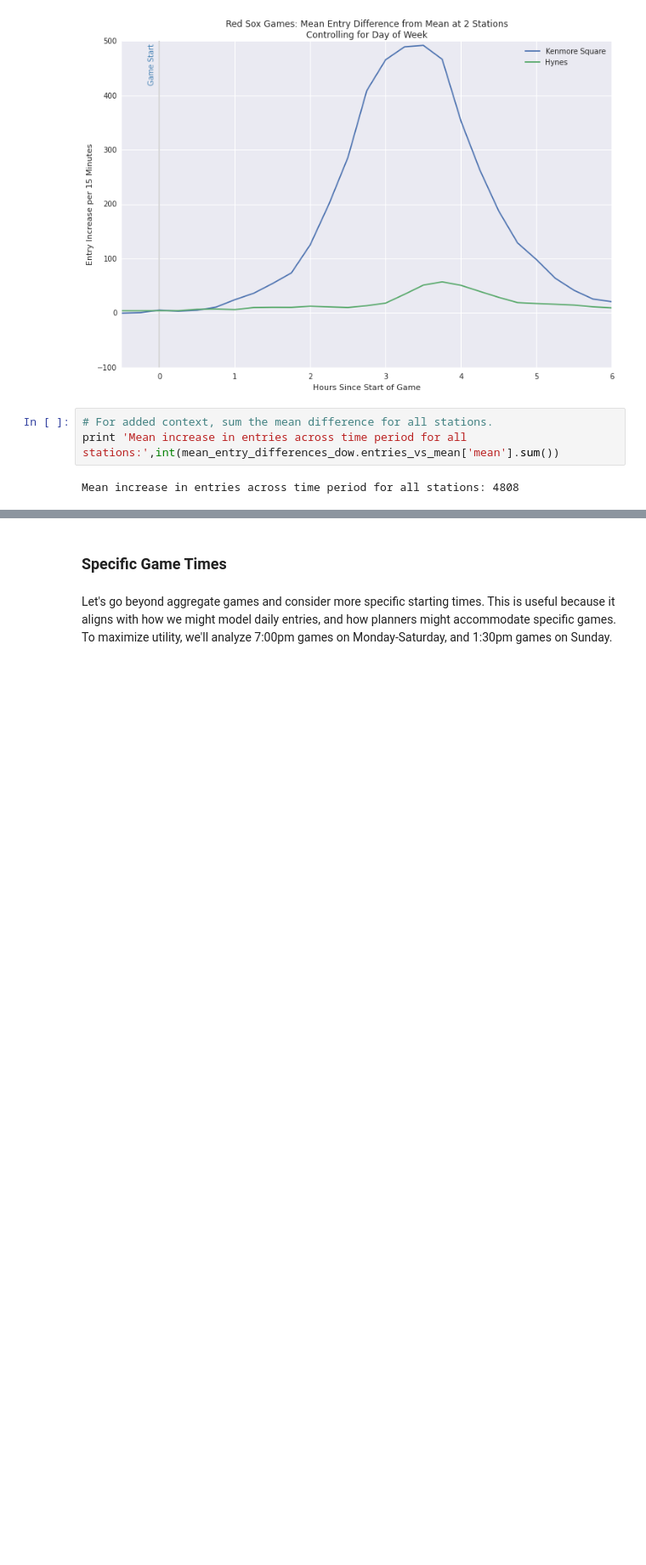
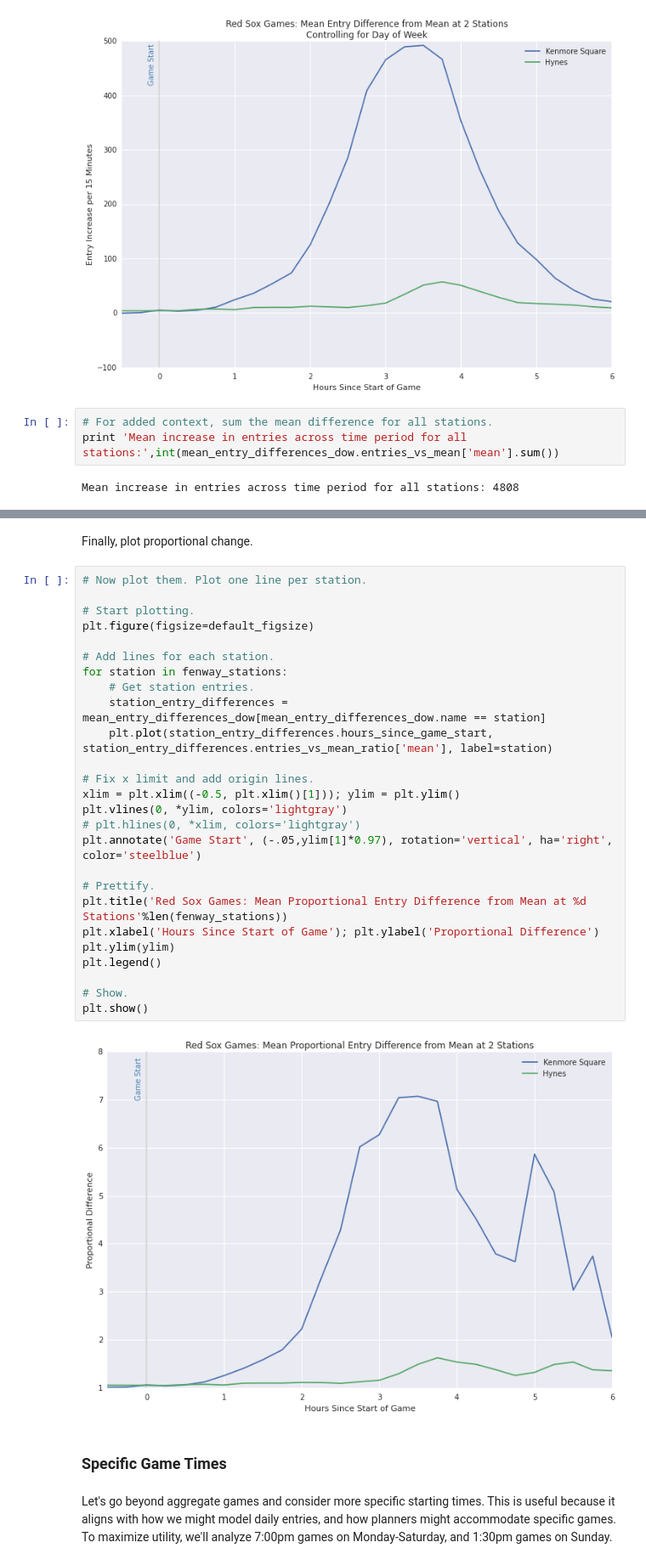
Before and after one commit to azampagl/harvard-capstone, a Jupyter notebook: src/sports/sox.ipynb, the cells around one changed output, grey strips where cells are left out. Shown at 85% size. Cells and saved outputs as stored; diff of their text form; blank space fills up the shorter version.

Commit message:
Added proportional comparison for DoW-controlled analysis

```diff
--- a/src/sports/sox.ipynb
+++ b/src/sports/sox.ipynb
@@ -436,3 +465,33 @@ Results are similar to above: **~4,800** additional entries across the 6.5 hour
+# %% [markdown]
+Finally, plot proportional change.
+# %%
+# Now plot them. Plot one line per station.
+
+# Start plotting.
+plt.figure(figsize=default_figsize)
+
+# Add lines for each station.
+for station in fenway_stations:
+    # Get station entries.
+    station_entry_differences = mean_entry_differences_dow[mean_entry_differences_dow.name == station]
+    plt.plot(station_entry_differences.hours_since_game_start, station_entry_differences.entries_vs_mean_ratio['mean'], label=station)
+
+# Fix x limit and add origin lines.
+xlim = plt.xlim((-0.5, plt.xlim()[1])); ylim = plt.ylim()
+plt.vlines(0, *ylim, colors='lightgray')
+# plt.hlines(0, *xlim, colors='lightgray')
+plt.annotate('Game Start', (-.05,ylim[1]*0.97), rotation='vertical', ha='right', color='steelblue')
+
+# Prettify.
+plt.title('Red Sox Games: Mean Proportional Entry Difference from Mean at %d Stations'%len(fenway_stations))
+plt.xlabel('Hours Since Start of Game'); plt.ylabel('Proportional Difference')
+plt.ylim(ylim)
+plt.legend()
+
+# Show.
+plt.show()
+# %% [output]
+[figure, added]
 # %% [markdown]
 ### Specific Game Times
 # %% [markdown]
```
Also changed, not shown: parts of 4 cells of this notebook.
